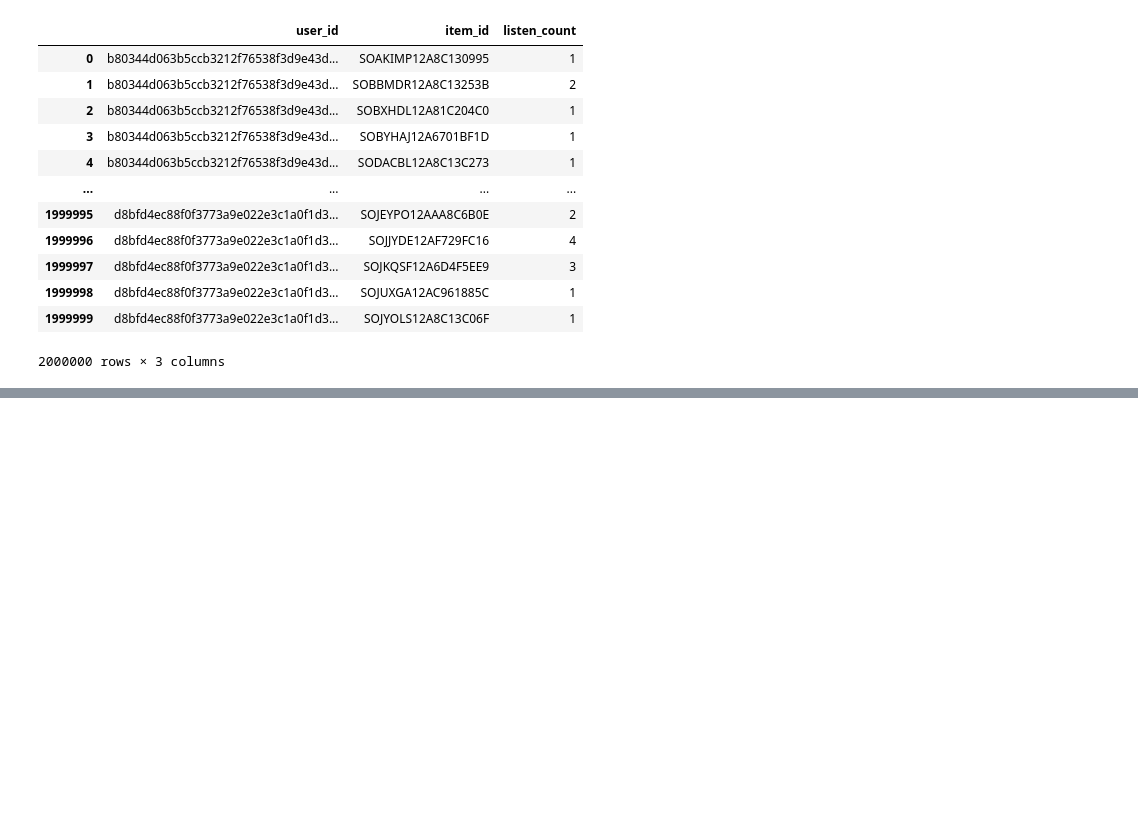
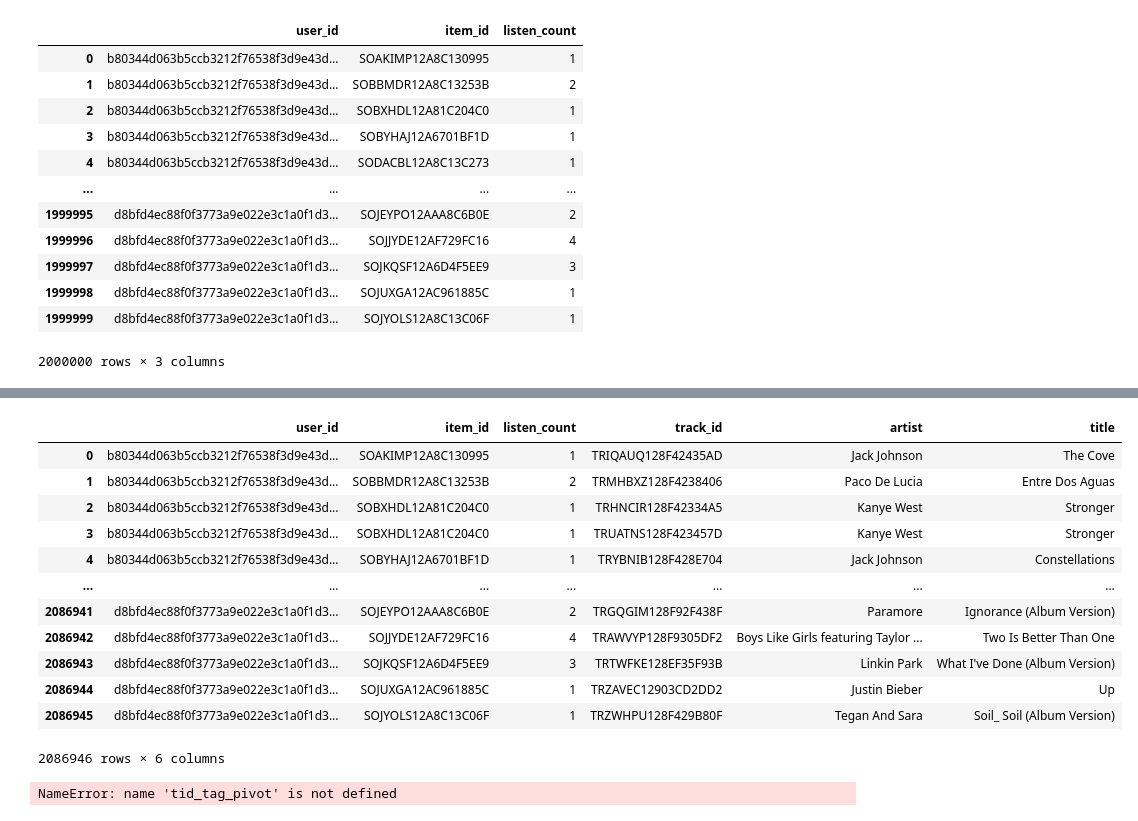
Before and after one commit to atsai24/song_recommender, a Jupyter notebook: data_pipeline.ipynb, the cells around one changed output, grey strips where cells are left out. Saved outputs shown, nothing was run; the diff lists cells and outputs as text; code cells hidden in the pictures; blank space fills up the shorter version.

```diff
--- a/data_pipeline.ipynb
+++ b/data_pipeline.ipynb
@@ -85,0 +318,16 @@ small_merged.to_csv('data/listen_data_updated_id')
+# %%
+listen_data_small_updated
+# %% [output]
+|  | user_id | item_id | listen_count | track_id | artist | title |
+| 0 | b80344d063b5ccb3212f76538f3d9e43d... | SOAKIMP12A8C130995 | 1 | TRIQAUQ128F42435AD | Jack Johnson | The Cove |
+| 1 | b80344d063b5ccb3212f76538f3d9e43d... | SOBBMDR12A8C13253B | 2 | TRMHBXZ128F4238406 | Paco De Lucia | Entre Dos Aguas |
+| 2 | b80344d063b5ccb3212f76538f3d9e43d... | SOBXHDL12A81C204C0 | 1 | TRHNCIR128F42334A5 | Kanye West | Stronger |
+| 3 | b80344d063b5ccb3212f76538f3d9e43d... | SOBXHDL12A81C204C0 | 1 | TRUATNS128F423457D | Kanye West | Stronger |
+| 4 | b80344d063b5ccb3212f76538f3d9e43d... | SOBYHAJ12A6701BF1D | 1 | TRYBNIB128F428E704 | Jack Johnson | Constellations |
+| ... | ... | ... | ... | ... | ... | ... |
+| 2086941 | d8bfd4ec88f0f3773a9e022e3c1a0f1d3... | SOJEYPO12AAA8C6B0E | 2 | TRGQGIM128F92F438F | Paramore | Ignorance (Album Version) |
+| 2086942 | d8bfd4ec88f0f3773a9e022e3c1a0f1d3... | SOJJYDE12AF729FC16 | 4 | TRAWVYP128F9305DF2 | Boys Like Girls featuring Taylor ... | Two Is Better Than One |
+| 2086943 | d8bfd4ec88f0f3773a9e022e3c1a0f1d3... | SOJKQSF12A6D4F5EE9 | 3 | TRTWFKE128EF35F93B | Linkin Park | What I've Done (Album Version) |
+| 2086944 | d8bfd4ec88f0f3773a9e022e3c1a0f1d3... | SOJUXGA12AC961885C | 1 | TRZAVEC12903CD2DD2 | Justin Bieber | Up |
+| 2086945 | d8bfd4ec88f0f3773a9e022e3c1a0f1d3... | SOJYOLS12A8C13C06F | 1 | TRZWHPU128F429B80F | Tegan And Sara | Soil_ Soil (Album Version) |
+2086946 rows × 6 columns
@@ -85,0 +336,4 @@ small_merged.to_csv('data/listen_data_updated_id')
+# %%
+tid_tag_pivot
+# %% [output]
+NameError: name 'tid_tag_pivot' is not defined
```
Also changed, not shown: parts of 36 cells of this notebook, 1 other file.
